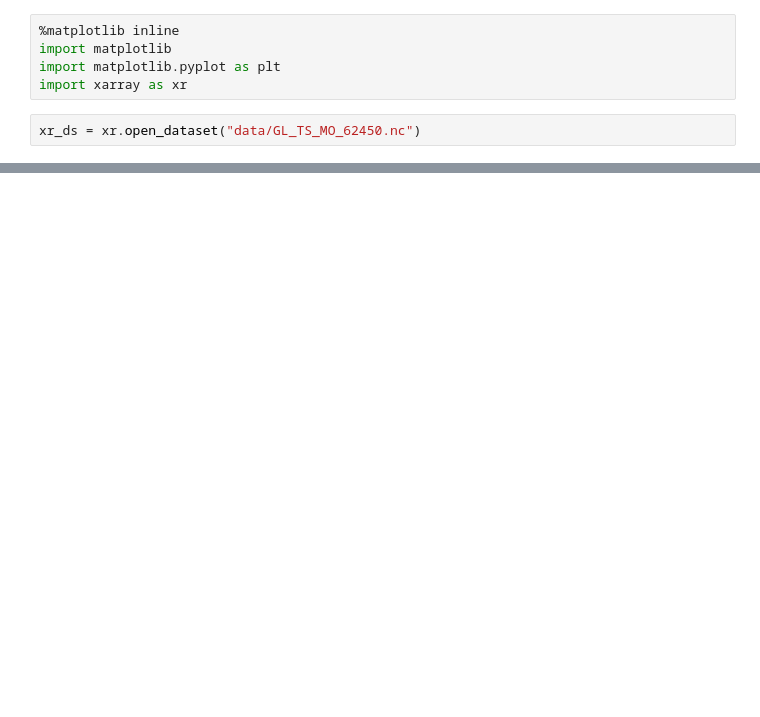
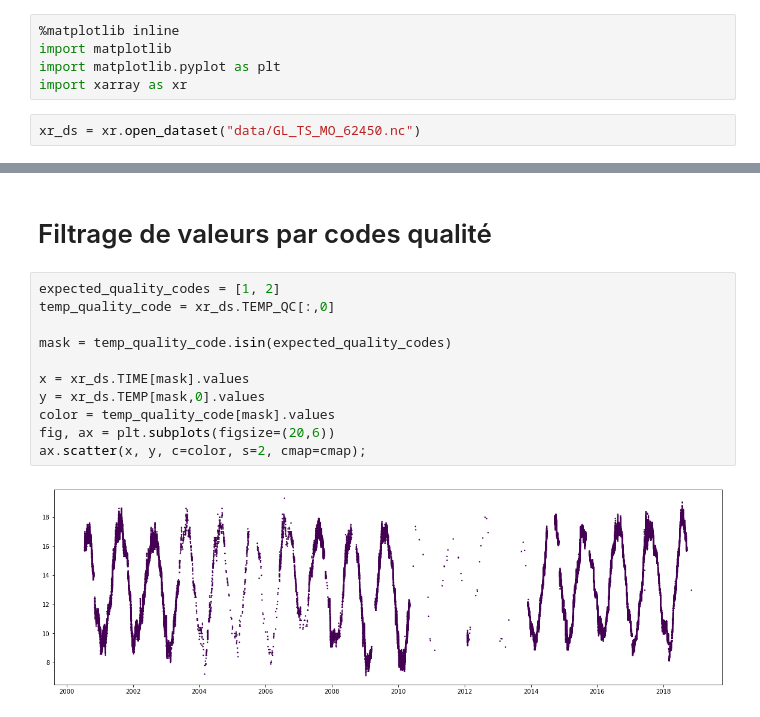
Before and after one commit to weatherforce/extremime, a Jupyter notebook: exemples/ColorQC.ipynb, the cells around one changed output, grey strips where cells are left out. Cells and saved outputs as stored; diff of their text form; blank space fills up the shorter version.

Commit message:
Add filtering by quality code

```diff
--- a/exemples/ColorQC.ipynb
+++ b/exemples/ColorQC.ipynb
@@ -20,0 +23,15 @@ ax.scatter(x, y, c=color, s=2, cmap=cmap);
+# %% [markdown]
+# Filtrage de valeurs par codes qualité
+# %%
+expected_quality_codes = [1, 2]
+temp_quality_code = xr_ds.TEMP_QC[:,0]
+
+mask = temp_quality_code.isin(expected_quality_codes)
+
+x = xr_ds.TIME[mask].values
+y = xr_ds.TEMP[mask,0].values
+color = temp_quality_code[mask].values
+fig, ax = plt.subplots(figsize=(20,6))
+ax.scatter(x, y, c=color, s=2, cmap=cmap);
+# %% [output]
+[figure, added]
```
Also changed, not shown: parts of 2 cells of this notebook.
